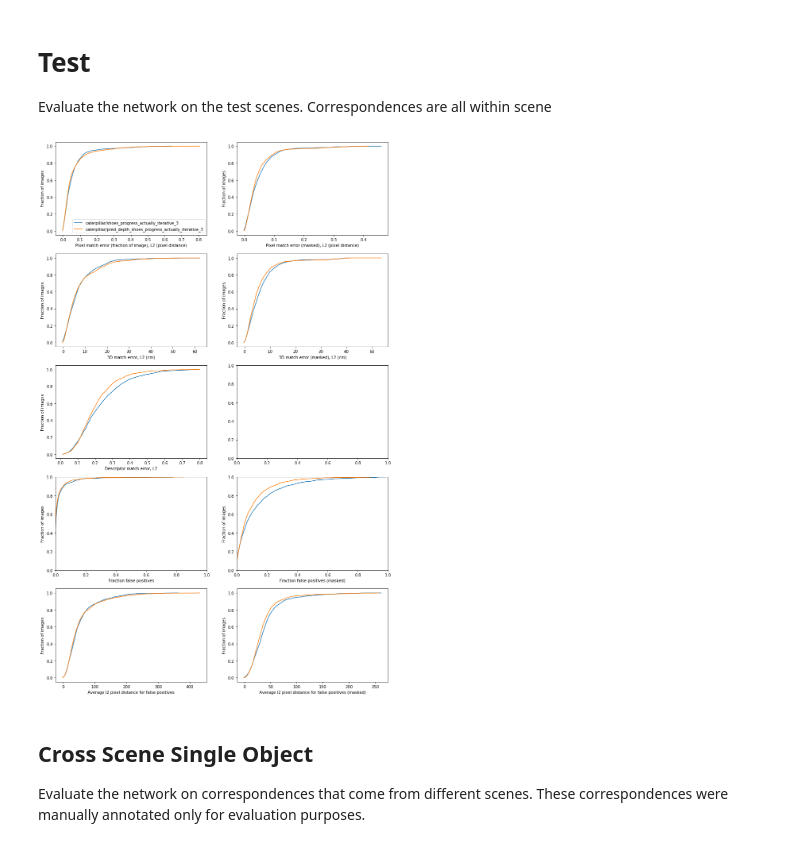
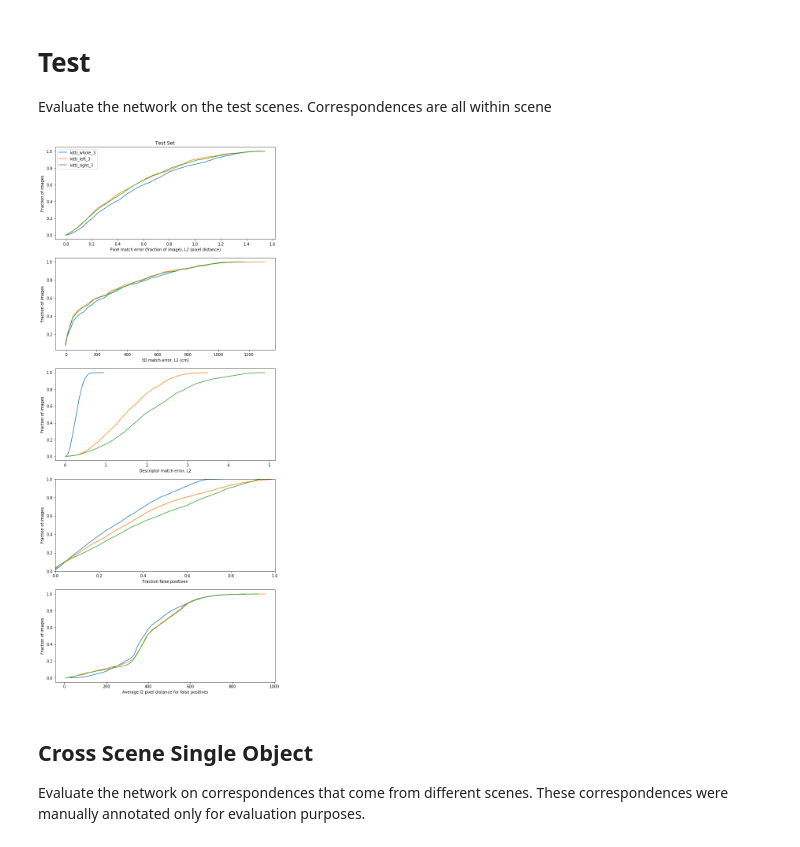
Before and after one commit to ripl-ttic/dense_visual_descriptors, a Jupyter notebook: dense_correspondence/evaluation/evaluation_quantitative_tutorial.ipynb, the cells around one changed output. Cells and saved outputs as stored; diff of their text form; code cells hidden in the pictures.

```diff
--- a/dense_correspondence/evaluation/evaluation_quantitative_tutorial.ipynb
+++ b/dense_correspondence/evaluation/evaluation_quantitative_tutorial.ipynb
@@ -34,3 +20,7 @@ nets_list.append("original (another copy)_3")
+# %%
+nets_list = ['kitti_whole_3']
+nets_list.append('kitti_left_3')
+nets_list.append('kitti_right_3')
 # %% [markdown]
 # Training
 Evaluate the network on the training scenes. Correspondences are all within scene
@@ -38,20 +28,18 @@ Evaluate the network on the training scenes. Correspondences are all within scen
 p = DCEP()
 dc_source_dir = utils.getDenseCorrespondenceSourceDir()
 
-experiment_name = 'exp_06022020-182853'
+experiment_name = 'exp_08202020-185030'
 folder_name = os.path.join(utils.get_data_dir(),'experiments',experiment_name)
 
 network_name = nets_list[0]
-# path_to_csv = os.path.join(dc_source_dir,".." ,"data", "pdc", "trained_models", network_name, "analysis/train/data.csv")
 path_to_csv = os.path.join(folder_name, network_name, 'train/data.csv')
 fig_axes = DCEP.run_on_single_dataframe(path_to_csv, label=network_name, save=False)
 
 for network_name in nets_list[1:]:
-#     path_to_csv = os.path.join(dc_source_dir,"..", "data", "pdc", "trained_models", network_name, "analysis/train/data.csv")
     path_to_csv = os.path.join(folder_name, network_name, 'train/data.csv')
     fig_axes = DCEP.run_on_single_dataframe(path_to_csv, label=network_name, previous_fig_axes=fig_axes, save=False)
 
 _, axes = fig_axes
-# axes[0].set_title("Training Set")
+axes[0].set_title("Training Set")
 plt.show()
 # %% [output]
@@ -62,20 +50,23 @@ Evaluate the network on the test scenes. Correspondences are all within scene
 # %%
 p = DCEP()
 dc_source_dir = utils.getDenseCorrespondenceSourceDir()
 
-network_name = nets_to_plot[0]
-path_to_csv = os.path.join(dc_source_dir, "data", "pdc", "trained_models", network_name, "analysis/test/data.csv")
+experiment_name = 'exp_08202020-185030'
+folder_name = os.path.join(utils.get_data_dir(),'experiments',experiment_name)
+
+network_name = nets_list[0]
+path_to_csv = os.path.join(folder_name, network_name, 'test/data.csv')
 fig_axes = DCEP.run_on_single_dataframe(path_to_csv, label=network_name, save=False)
 
-for network_name in nets_to_plot[1:]:
-    path_to_csv = os.path.join(dc_source_dir, "data", "pdc", "trained_models", network_name, "analysis/test/data.csv")
+for network_name in nets_list[1:]:
+    path_to_csv = os.path.join(folder_name, network_name, 'test/data.csv')
     fig_axes = DCEP.run_on_single_dataframe(path_to_csv, label=network_name, previous_fig_axes=fig_axes, save=False)
 
 _, axes = fig_axes
-# axes[0].set_title("Test Set")
+axes[0].set_title("Test Set")
 plt.show()
 # %% [output]
-[figure, old version]
+[figure, new version]
 # %% [markdown]
 ## Cross Scene Single Object
 Evaluate the network on correspondences that come from different scenes. These correspondences were manually annotated only for evaluation purposes.
```
Also changed, not shown: parts of 3 cells of this notebook, 18 other files.
